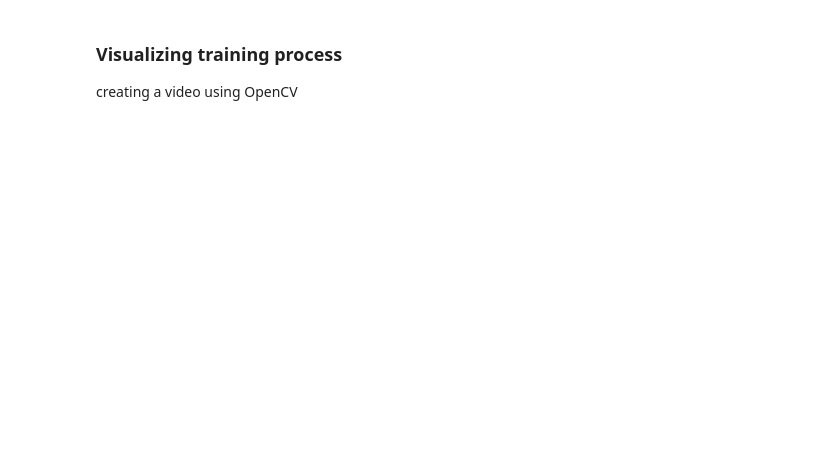
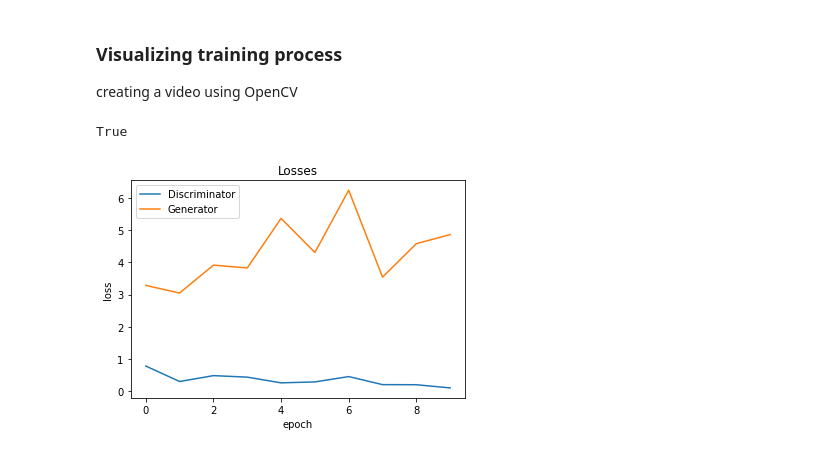
Before and after one commit to smbonilla/learningPyTorch, a Jupyter notebook: imageGenerationUsingGAN.ipynb, the cells around one changed output. Saved outputs shown, nothing was run; the diff lists cells and outputs as text; code cells hidden in the pictures; blank space fills up the shorter version.

```diff
--- a/imageGenerationUsingGAN.ipynb
+++ b/imageGenerationUsingGAN.ipynb
@@ -52,7 +52,7 @@ from pathlib import Path
 
 DATA_DIR = './animefacedataset'
 DATA_PATH = Path(DATA_DIR)
-# DATA_DIR = './abstract-paintings'
-# DATA_PATH=Path(DATA_DIR)
+DATA_DIR = './art'
+DATA_PATH=Path(DATA_DIR)
 print(DATA_PATH)
 # %% [output]
@@ -489,4 +495,6 @@ Epoch [{}/{}], lossG: {:.4f}, lossD: {:.4f}, realScore: {.4f}, fakeScore: {.4f}
 Saving generated-images-0010.png
+# %%
+lossesG, lossesD, realScores, fakeScores = history
 # %% [markdown]
 ### Visualizing training process
 
@@ -505,0 +518,13 @@ out.release()
+# %%
+convert_avi_to_mp4(vidFname, 'gans_training_art')
+# %% [output]
+True
+# %%
+plt.plot(lossesD, '-')
+plt.plot(lossesG, '-')
+plt.xlabel('epoch')
+plt.ylabel('loss')
+plt.legend(['Discriminator', 'Generator'])
+plt.title('Losses');
+# %% [output]
+[figure, added]
```
Also changed, not shown: parts of 8 cells of this notebook.
